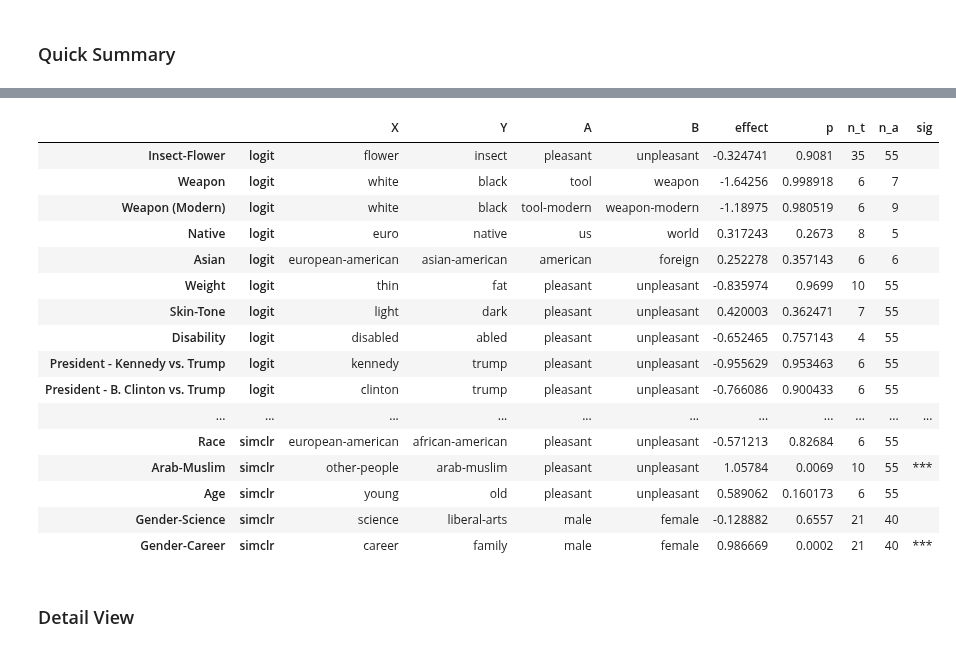
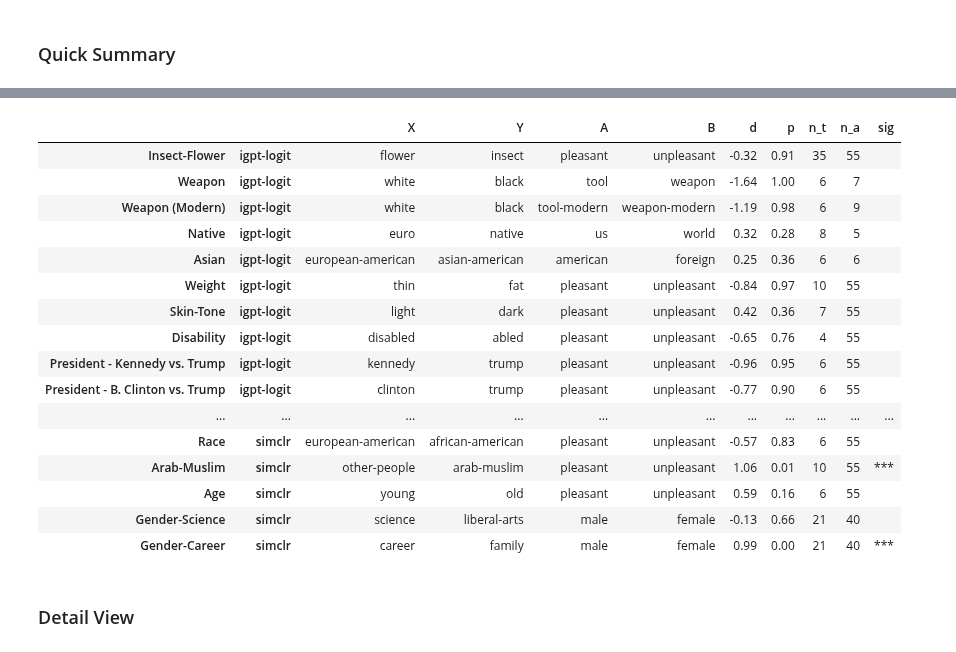
Before and after one commit to ryansteed/ieat, a Jupyter notebook: notebooks/experiments.ipynb, the cells around one changed output, grey strips where cells are left out. Cells and saved outputs as stored; diff of their text form; code cells hidden in the pictures.

Commit message:
:sparkles: Updated latex tables

```diff
--- a/notebooks/experiments.ipynb
+++ b/notebooks/experiments.ipynb
@@ -85,8 +85,8 @@ import numpy as np
 
 results = test_all(
     {
-        'logit': (model_size,models_dir,color_clusters_dir,n_px),
-        'openai': (model_size,models_dir,color_clusters_dir,n_px),
+        'igpt-logit': (model_size,models_dir,color_clusters_dir,n_px),
+        'igpt': (model_size,models_dir,color_clusters_dir,n_px),
         'simclr': (depth, width, sk)
     }
 )
@@ -118,34 +116,34 @@ results = test_all(
 ... (59 outputs left out)
 # %%
-  import pandas as pd
+import pandas as pd
 
 results_df = pd.DataFrame(results).transpose()
-results_df.columns = ["X", "Y", "A", "B", "effect", "p", "n_t", "n_a"]
+results_df.columns = ["X", "Y", "A", "B", "d", "p", "n_t", "n_a"]
 for c in results_df.columns[:4]:
     results_df[c] = results_df[c].str.split("/").str[-1]
 results_df["sig"] = ""
 for l in [0.10, 0.05, 0.01]:
     results_df.sig[results_df.p < l] += "*"
 # results_df[results_df.index.get_level_values(1) == "simclr"]
 results_df
 # %% [output]
-|  |  | X | Y | A | B | effect | p | n_t | n_a | sig |
-| Insect-Flower | logit | flower | insect | pleasant | unpleasant | -0.324741 | 0.9081 | 35 | 55 |  |
-| Weapon | logit | white | black | tool | weapon | -1.64256 | 0.998918 | 6 | 7 |  |
-| Weapon (Modern) | logit | white | black | tool-modern | weapon-modern | -1.18975 | 0.980519 | 6 | 9 |  |
-| Native | logit | euro | native | us | world | 0.317243 | 0.2673 | 8 | 5 |  |
-| Asian | logit | european-american | asian-american | american | foreign | 0.252278 | 0.357143 | 6 | 6 |  |
-| Weight | logit | thin | fat | pleasant | unpleasant | -0.835974 | 0.9699 | 10 | 55 |  |
-| Skin-Tone | logit | light | dark | pleasant | unpleasant | 0.420003 | 0.362471 | 7 | 55 |  |
-| Disability | logit | disabled | abled | pleasant | unpleasant | -0.652465 | 0.757143 | 4 | 55 |  |
-| President - Kennedy vs. Trump | logit | kennedy | trump | pleasant | unpleasant | -0.955629 | 0.953463 | 6 | 55 |  |
-| President - B. Clinton vs. Trump | logit | clinton | trump | pleasant | unpleasant | -0.766086 | 0.900433 | 6 | 55 |  |
+|  |  | X | Y | A | B | d | p | n_t | n_a | sig |
+| Insect-Flower | igpt-logit | flower | insect | pleasant | unpleasant | -0.32 | 0.91 | 35 | 55 |  |
+| Weapon | igpt-logit | white | black | tool | weapon | -1.64 | 1.00 | 6 | 7 |  |
+| Weapon (Modern) | igpt-logit | white | black | tool-modern | weapon-modern | -1.19 | 0.98 | 6 | 9 |  |
+| Native | igpt-logit | euro | native | us | world | 0.32 | 0.28 | 8 | 5 |  |
+| Asian | igpt-logit | european-american | asian-american | american | foreign | 0.25 | 0.36 | 6 | 6 |  |
+| Weight | igpt-logit | thin | fat | pleasant | unpleasant | -0.84 | 0.97 | 10 | 55 |  |
+| Skin-Tone | igpt-logit | light | dark | pleasant | unpleasant | 0.42 | 0.36 | 7 | 55 |  |
+| Disability | igpt-logit | disabled | abled | pleasant | unpleasant | -0.65 | 0.76 | 4 | 55 |  |
+| President - Kennedy vs. Trump | igpt-logit | kennedy | trump | pleasant | unpleasant | -0.96 | 0.95 | 6 | 55 |  |
+| President - B. Clinton vs. Trump | igpt-logit | clinton | trump | pleasant | unpleasant | -0.77 | 0.90 | 6 | 55 |  |
 | ... | ... | ... | ... | ... | ... | ... | ... | ... | ... | ... |
-| Race | simclr | european-american | african-american | pleasant | unpleasant | -0.571213 | 0.82684 | 6 | 55 |  |
-| Arab-Muslim | simclr | other-people | arab-muslim | pleasant | unpleasant | 1.05784 | 0.0069 | 10 | 55 | *** |
-| Age | simclr | young | old | pleasant | unpleasant | 0.589062 | 0.160173 | 6 | 55 |  |
-| Gender-Science | simclr | science | liberal-arts | male | female | -0.128882 | 0.6557 | 21 | 40 |  |
-| Gender-Career | simclr | career | family | male | female | 0.986669 | 0.0002 | 21 | 40 | *** |
+| Race | simclr | european-american | african-american | pleasant | unpleasant | -0.57 | 0.83 | 6 | 55 |  |
+| Arab-Muslim | simclr | other-people | arab-muslim | pleasant | unpleasant | 1.06 | 0.01 | 10 | 55 | *** |
+| Age | simclr | young | old | pleasant | unpleasant | 0.59 | 0.16 | 6 | 55 |  |
+| Gender-Science | simclr | science | liberal-arts | male | female | -0.13 | 0.66 | 21 | 40 |  |
+| Gender-Career | simclr | career | family | male | female | 0.99 | 0.00 | 21 | 40 | *** |
 # %%
 # Generate latex table output
 experiments = (
```
Also changed, not shown: parts of 2 cells of this notebook, 5 other files.
